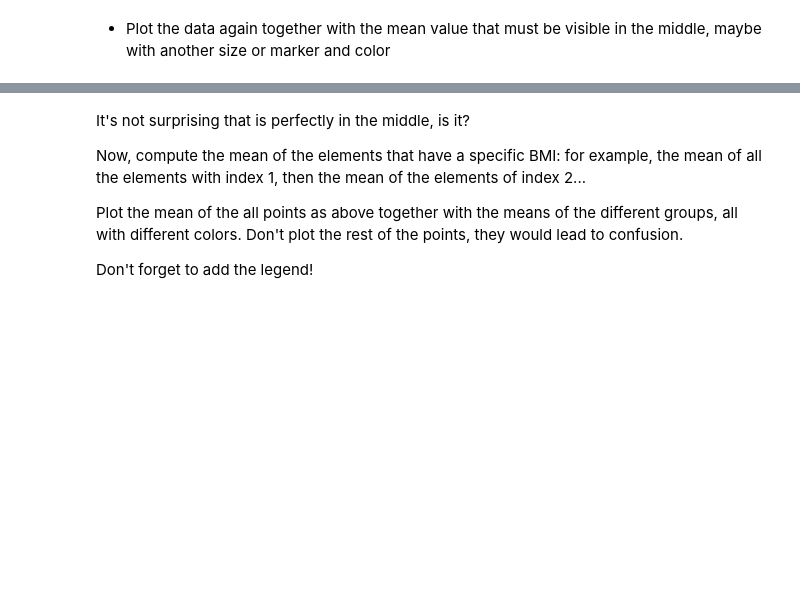
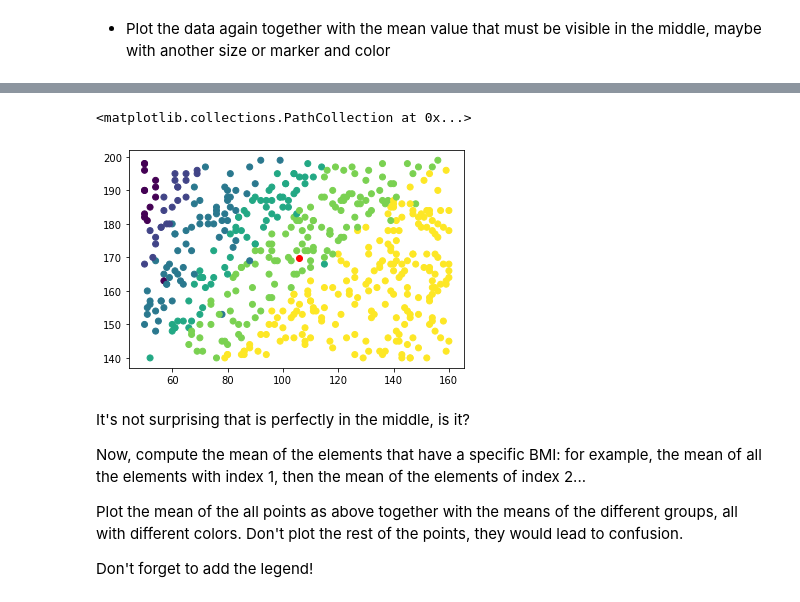
Before and after one commit to sardorick/Rotation-matrix-visualization, a Jupyter notebook: Friday Week 1 Math Challenge .ipynb, the cells around one changed output, grey strips where cells are left out. Drawn from its saved outputs; the diff is of its cells as text; code cells hidden in the pictures; blank space fills up the shorter version.

```diff
--- a/Friday Week 1 Math Challenge .ipynb
+++ b/Friday Week 1 Math Challenge .ipynb
@@ -188,3 +184,9 @@ with_for_vector
+# %%
+plt.scatter(df['Weight'], df['Height'], c=df.Index)
+plt.scatter(df.Weight.mean(), df.Height.mean(), color='red')
+# %% [output]
+<matplotlib.collections.PathCollection at 0x...>
+[figure, added]
 # %% [markdown]
 It's not surprising that is perfectly in the middle, is it?
 
```
Also changed, not shown: parts of 2 cells of this notebook.
